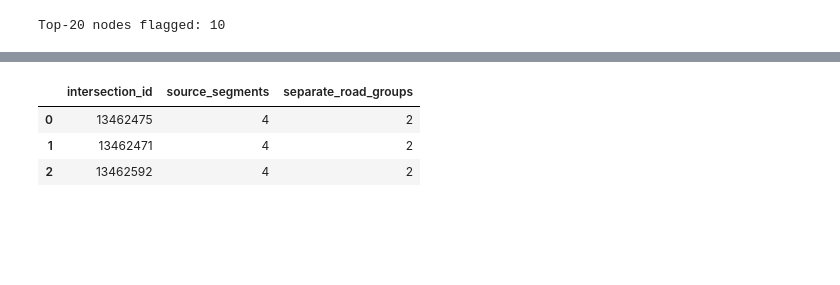
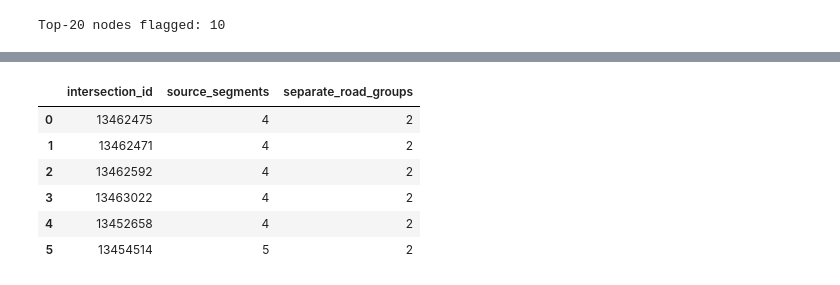
Before and after one commit to KVishal1012/toronto_network_analysis, a Jupyter notebook: notebooks/02_network_graph.ipynb, the cells around one changed output, grey strips where cells are left out. Saved outputs shown, nothing was run; the diff lists cells and outputs as text; code cells hidden in the pictures; blank space fills up the shorter version.

```diff
--- a/notebooks/02_network_graph.ipynb
+++ b/notebooks/02_network_graph.ipynb
@@ -371,7 +365,7 @@ touching_excluded_edges = excluded_edges[
     | excluded_edges["to_component"].notna()
 ].copy()
 
-components_to_investigate = [2, 3, 4, 5, 6, 7, 8, 14]
+components_to_investigate = list(largest_small_component_ids)
 
 component_connections = touching_excluded_edges[
     touching_excluded_edges["from_component"].isin(
@@ -395,7 +389,7 @@ component_connections = touching_excluded_edges[
     na_position="last",
 )
 
-display(component_connections)
+display(component_connections.head(20))
 # %% [output]
 |  | centerline_id | street_label | feature_desc | from_intersection_id | to_intersection_id | from_component | ... |
 | 19037 | 30024801 | Boake St | Pending | 20145306 | 30024800 | 1.0 | ... |
@@ -1632,5 +1406,5 @@ Top-20 nodes flagged: 10
 # %%
-crossing_groups = {
+reviewed_crossing_groups = {
     13462475: {
         "viaduct": {1141001, 1141008},
         "dvp": {60024037, 60024103},
@@ -1643,41 +1417,56 @@ crossing_groups = {
         "viaduct": {1141214, 30003678},
         "bayview": {1141139, 30057486},
     },
+    13463022: {
+        "bloor": {8540612, 30071300},
+        "rosedale_valley": {14025085, 14661598},
+    },
+    13452658: {
+        "bathurst": {443003, 443029},
+        "highway_401": {443002, 60020746},
+    },
+    13454514: {
+        "allen_northbound": {444459, 444460, 444951},
+        "ranee": {12353405, 30132525},
+    },
 }
 
 checks = []
 
-for node_id, groups in crossing_groups.items():
+for node_id, groups in reviewed_crossing_groups.items():
     incident_ids = set(
         street_edges.loc[
             street_edges["from_intersection_id"].eq(node_id)
             | street_edges["to_intersection_id"].eq(node_id),
             "centerline_id",
         ]
     )
 
     assigned_ids = [
         segment_id
         for group_ids in groups.values()
         for segment_id in group_ids
     ]
 
     assert len(assigned_ids) == len(set(assigned_ids)), (
         f"{node_id}: a segment was assigned to multiple groups"
     )
     assert set(assigned_ids) == incident_ids, (
         f"{node_id}: assignments do not match the source segments"
     )
 
     checks.append({
         "intersection_id": node_id,
         "source_segments": len(incident_ids),
         "separate_road_groups": len(groups),
     })
 
 display(pd.DataFrame(checks))
 # %% [output]
 |  | intersection_id | source_segments | separate_road_groups |
 | 0 | 13462475 | 4 | 2 |
 | 1 | 13462471 | 4 | 2 |
 | 2 | 13462592 | 4 | 2 |
+| 3 | 13463022 | 4 | 2 |
+| 4 | 13452658 | 4 | 2 |
+| 5 | 13454514 | 5 | 2 |
```
Also changed, not shown: parts of 55 cells of this notebook, 1 other file.
